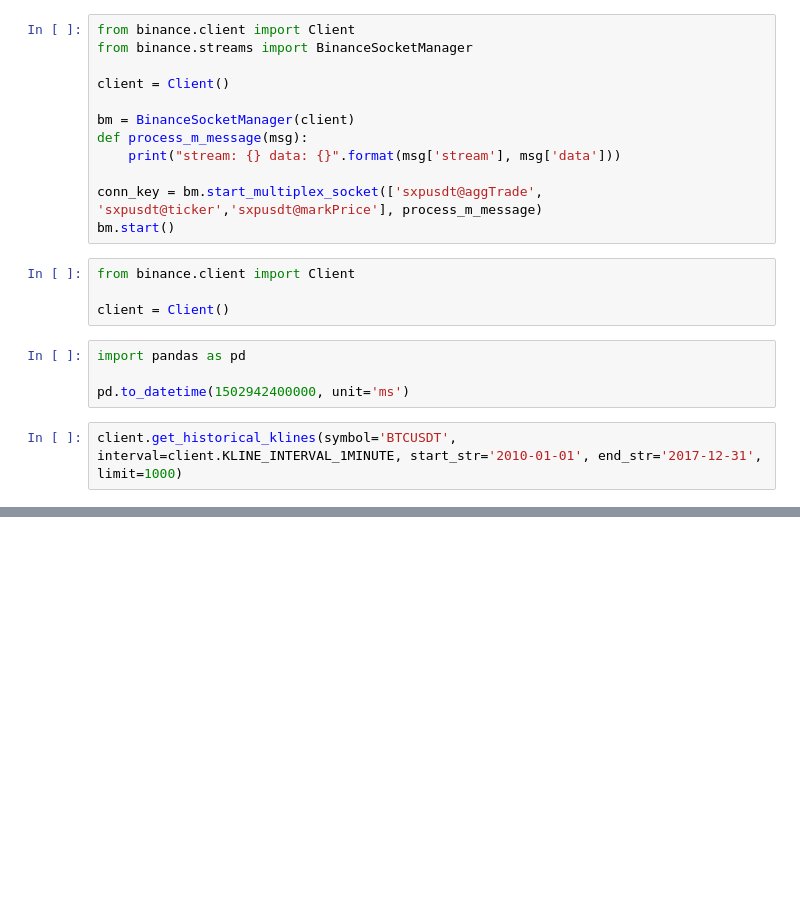
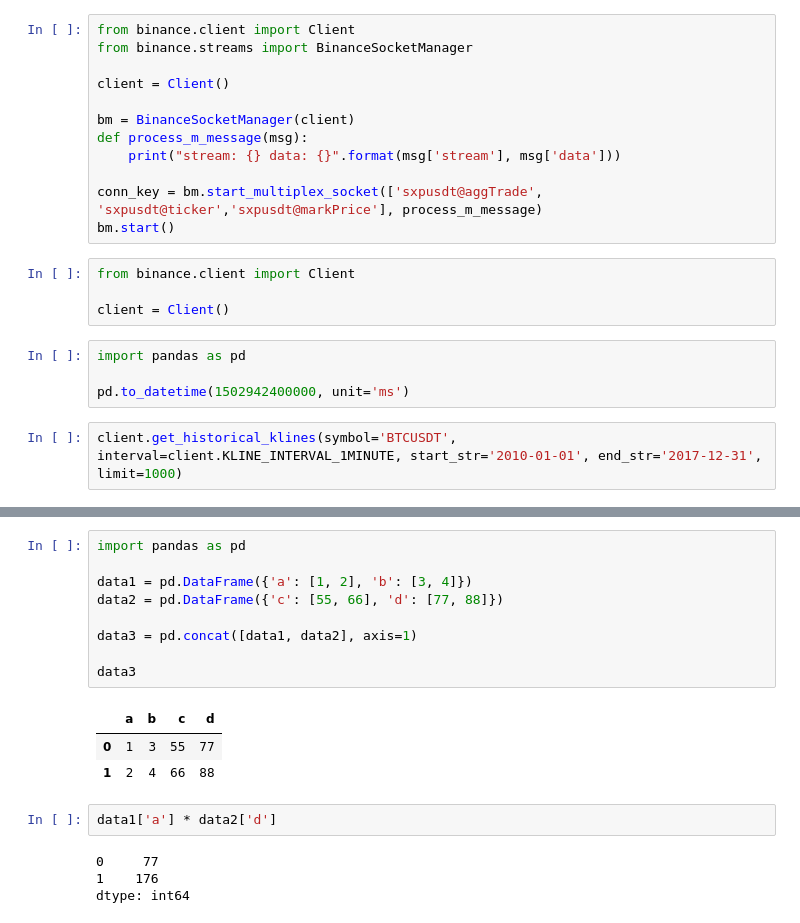
Before and after one commit to marcelolimagomes/mg_crypto_trader, a Jupyter notebook: src/jupyter_nb/teste.ipynb, the cells around one changed output, grey strips where cells are left out. Drawn from its saved outputs; the diff is of its cells as text; blank space fills up the shorter version.

```diff
--- a/src/jupyter_nb/teste.ipynb
+++ b/src/jupyter_nb/teste.ipynb
@@ -667,0 +713,19 @@ client.get_historical_klines(symbol='BTCUSDT', interval=client.KLINE_INTERVAL_1M
+# %%
+import pandas as pd
+
+data1 = pd.DataFrame({'a': [1, 2], 'b': [3, 4]})
+data2 = pd.DataFrame({'c': [55, 66], 'd': [77, 88]})
+
+data3 = pd.concat([data1, data2], axis=1)
+
+data3
+# %% [output]
+|  | a | b | c | d |
+| 0 | 1 | 3 | 55 | 77 |
+| 1 | 2 | 4 | 66 | 88 |
+# %%
+data1['a'] * data2['d']
+# %% [output]
+0     77
+1    176
+dtype: int64
```
Also changed, not shown: parts of 2 cells of this notebook, 11 other files.
